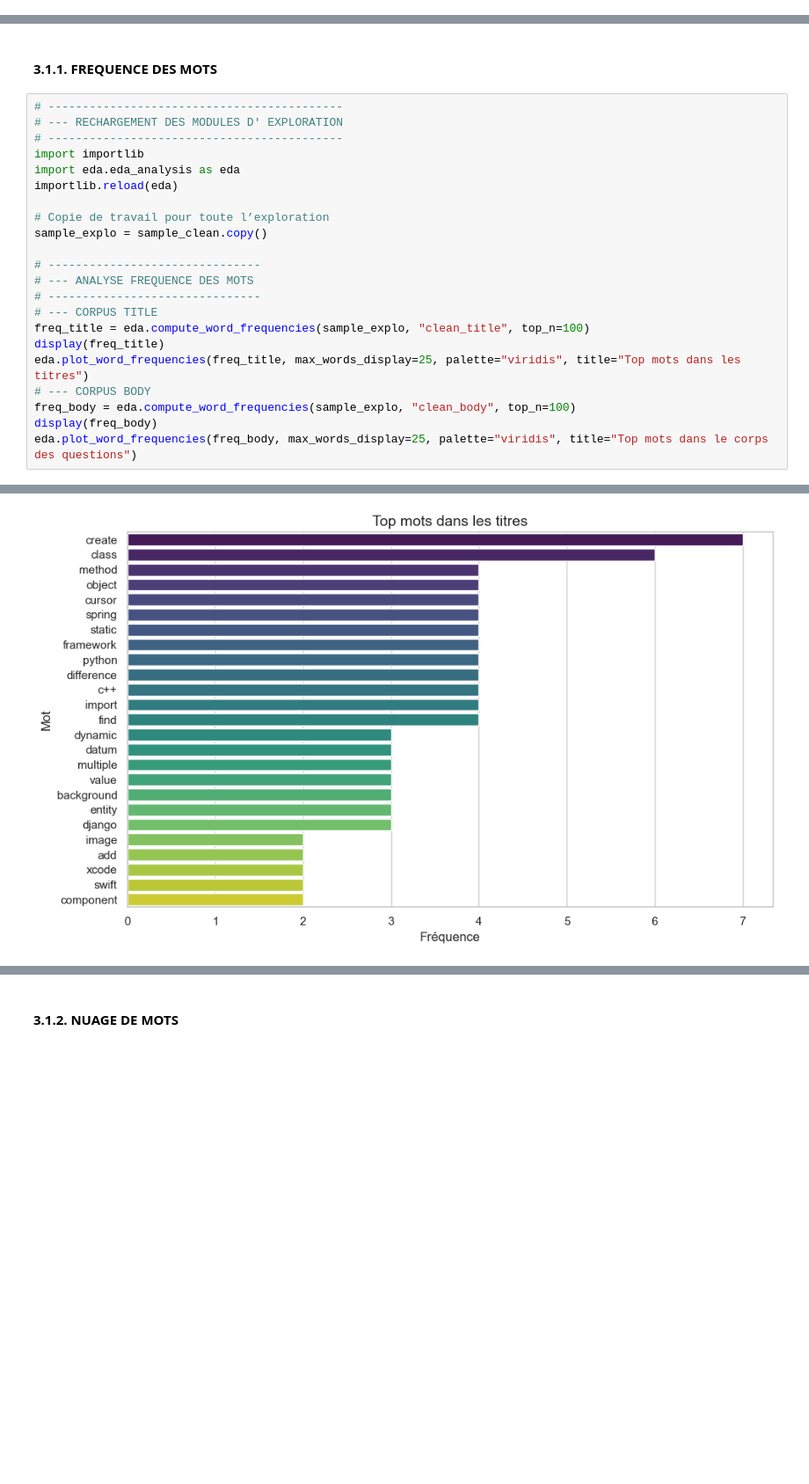
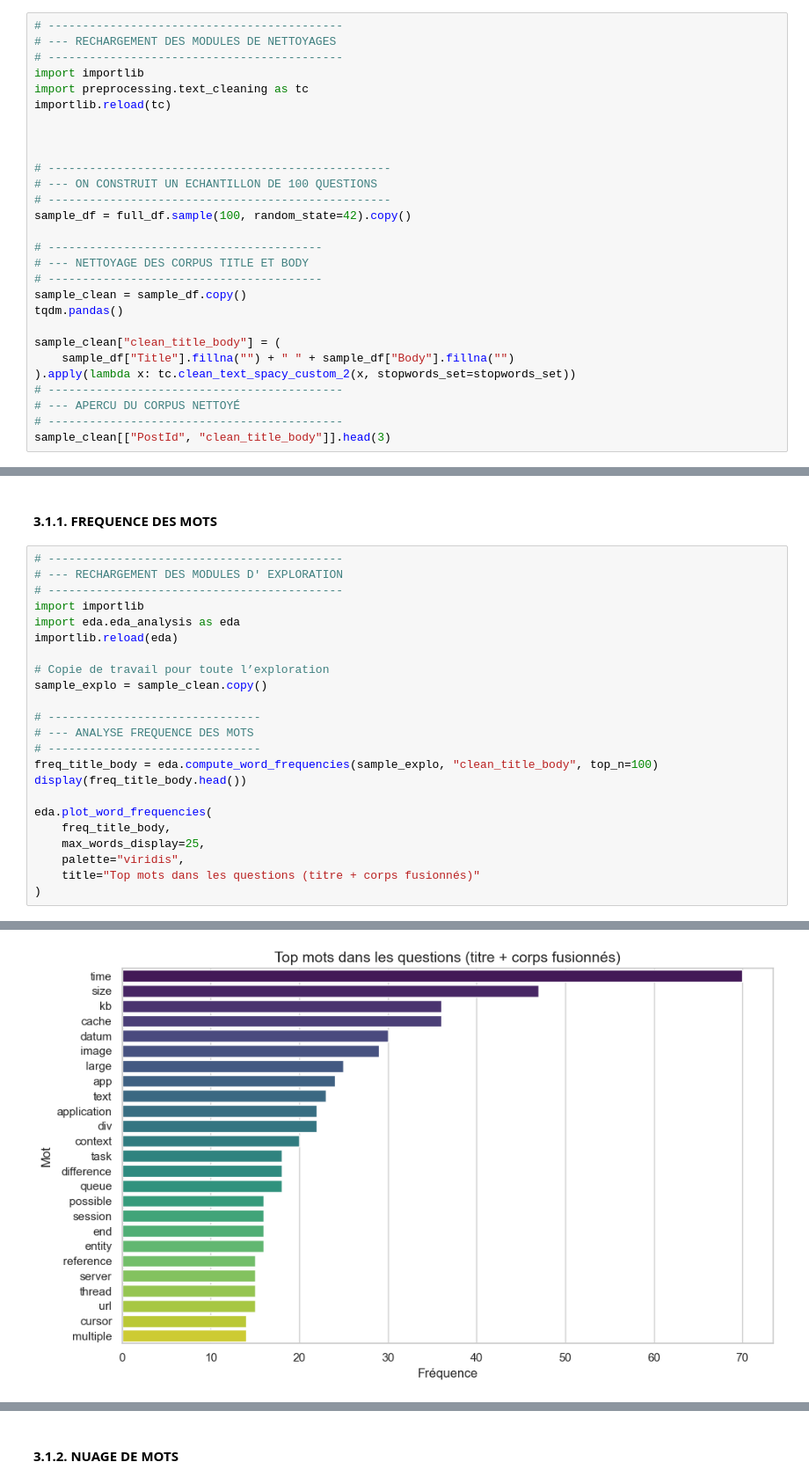
Before and after one commit to QuantumIza/tag-suggester, a Jupyter notebook: notebooks/1_exploration_et_cleaning.ipynb, the cells around one changed output, grey strips where cells are left out. Shown at 88% size. Cells and saved outputs as stored; diff of their text form; blank space fills up the shorter version.

```diff
--- a/notebooks/1_exploration_et_cleaning.ipynb
+++ b/notebooks/1_exploration_et_cleaning.ipynb
@@ -227,0 +96,28 @@ sample_clean[["Title", "clean_title", "Body", "clean_body"]].head(3)
+# %%
+# -------------------------------------------
+# --- RECHARGEMENT DES MODULES DE NETTOYAGES
+# -------------------------------------------
+import importlib
+import preprocessing.text_cleaning as tc
+importlib.reload(tc)
+
+
+
+# --------------------------------------------------
+# --- ON CONSTRUIT UN ECHANTILLON DE 100 QUESTIONS
+# --------------------------------------------------
+sample_df = full_df.sample(100, random_state=42).copy()
+
+# ----------------------------------------
+# --- NETTOYAGE DES CORPUS TITLE ET BODY
+# ----------------------------------------
+sample_clean = sample_df.copy()
+tqdm.pandas()
+
+sample_clean["clean_title_body"] = (
+    sample_df["Title"].fillna("") + " " + sample_df["Body"].fillna("")
+).apply(lambda x: tc.clean_text_spacy_custom_2(x, stopwords_set=stopwords_set))
+# -------------------------------------------
+# --- APERCU DU CORPUS NETTOYÉ
+# -------------------------------------------
+sample_clean[["PostId", "clean_title_body"]].head(3)
@@ -269,13 +232,14 @@ sample_explo = sample_clean.copy()
 # -------------------------------
 # --- ANALYSE FREQUENCE DES MOTS
 # -------------------------------
-# --- CORPUS TITLE
-freq_title = eda.compute_word_frequencies(sample_explo, "clean_title", top_n=100)
-display(freq_title)
-eda.plot_word_frequencies(freq_title, max_words_display=25, palette="viridis", title="Top mots dans les titres")
-# --- CORPUS BODY
-freq_body = eda.compute_word_frequencies(sample_explo, "clean_body", top_n=100)
-display(freq_body)
-eda.plot_word_frequencies(freq_body, max_words_display=25, palette="viridis", title="Top mots dans le corps des questions")
+freq_title_body = eda.compute_word_frequencies(sample_explo, "clean_title_body", top_n=100)
+display(freq_title_body.head())
+
+eda.plot_word_frequencies(
+    freq_title_body,
+    max_words_display=25,
+    palette="viridis",
+    title="Top mots dans les questions (titre + corps fusionnés)"
+)
 # %% [output]
 |  | word | frequency |
@@ -294 +251 @@ eda.plot_word_frequencies(freq_body, max_words_display=25, palette="viridis", ti
-[figure, old version]
+[figure, new version]
```
Also changed, not shown: parts of 128 cells of this notebook, 18 other files.
